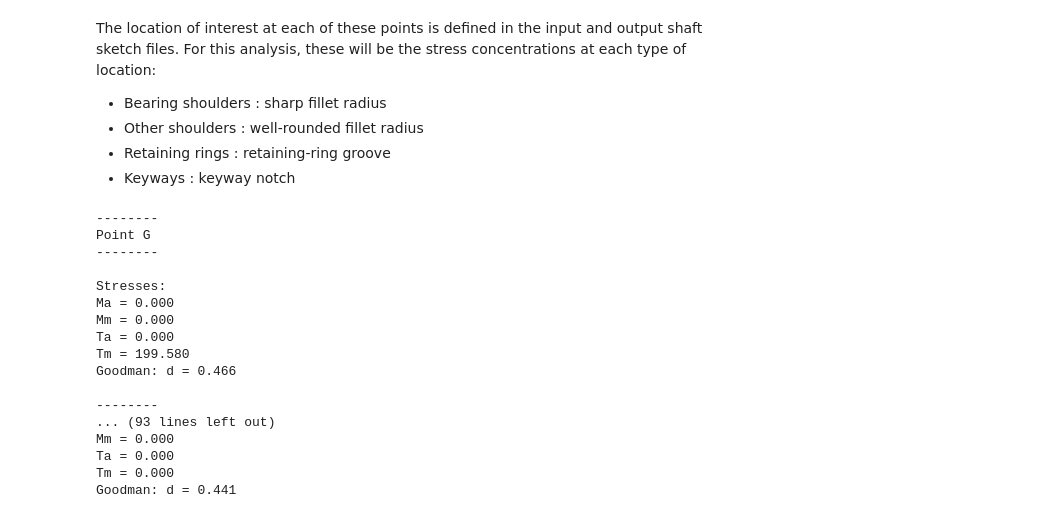
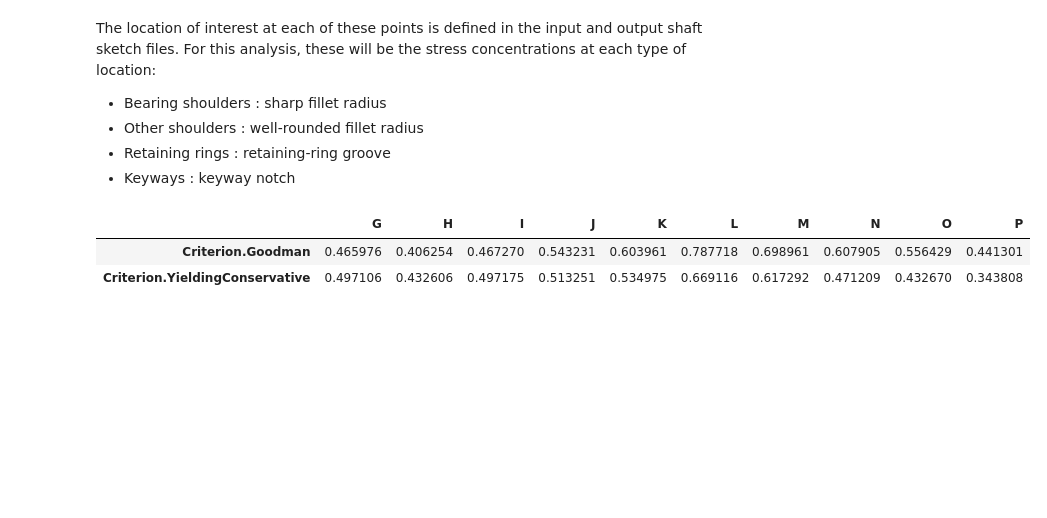
Before and after one commit to iHoonter/Machine-Design-Project-Code, a Jupyter notebook: Project.ipynb, the cells around one changed output. Cells and saved outputs as stored; diff of their text form; code cells hidden in the pictures; blank space fills up the shorter version.

Commit message:
Update on project, added multiple criterion support to ShaftAnalyzer

```diff
--- a/Project.ipynb
+++ b/Project.ipynb
@@ -725,6 +725,8 @@ input_shaft = sd.Shaft(
 
     length = L_shaft,
 
+    n = 1.5,
+
     Ma = input_Ma,
     Mm = 0,
     Ta = 0,
@@ -735,17 +737,16 @@ input_shaft = sd.Shaft(
         'G' : sd.PointProperties(
             location = 2.0,
             stress_concentration = sd.NotchType.Keyway,
-            n = 1.5
         ),
-        'H' : sd.PointProperties(2.75, sd.NotchType.Well_Rounded, n=1.5),
-        'I' : sd.PointProperties(3.0, sd.NotchType.Retaining_Ring, n=1.5),
-        'J' : sd.PointProperties(3.75, sd.NotchType.Sharp, n=1.5),
-        'K' : sd.PointProperties(3.75 + ((3-F)/2) - 0.25, sd.NotchType.Well_Rounded, n=1.5),
-        'L' : sd.PointProperties(3.75 + ((3-F)/2), sd.NotchType.Retaining_Ring, n=1.5),
-        'M' : sd.PointProperties(3.75 + ((3-F)/2) + 0.125, sd.NotchType.Keyway, n=1.5),
-        'N' : sd.PointProperties(6.75 - ((3-F)/2), sd.NotchType.Well_Rounded, n=1.5),
-        'O' : sd.PointProperties(6.75 - ((3-F)/2) + 0.25, sd.NotchType.Well_Rounded, n=1.5),
-        'P' : sd.PointProperties(6.75, sd.NotchType.Sharp, n=1.5)
+        'H' : sd.PointProperties(2.75, sd.NotchType.Well_Rounded),
+        'I' : sd.PointProperties(3.0, sd.NotchType.Retaining_Ring),
+        'J' : sd.PointProperties(3.75, sd.NotchType.Sharp),
+        'K' : sd.PointProperties(3.75 + ((3-F)/2) - 0.25, sd.NotchType.Well_Rounded),
+        'L' : sd.PointProperties(3.75 + ((3-F)/2), sd.NotchType.Retaining_Ring),
+        'M' : sd.PointProperties(3.75 + ((3-F)/2) + 0.125, sd.NotchType.Keyway),
+        'N' : sd.PointProperties(6.75 - ((3-F)/2), sd.NotchType.Well_Rounded),
+        'O' : sd.PointProperties(6.75 - ((3-F)/2) + 0.25, sd.NotchType.Well_Rounded),
+        'P' : sd.PointProperties(6.75, sd.NotchType.Sharp)
     }
 )
 # %%
@@ -778,28 +781,15 @@ output_shaft = sd.Shaft(
 )
 # %%
 # Defining analyzers for each shaft and solving for diameters
-input_analyzer = sd.ShaftAnalyzer(input_shaft, sd.DataPrinter('.3f', 1))
-output_analyzer = sd.ShaftAnalyzer(output_shaft, sd.DataPrinter('.3f', 1))
+input_analyzer = sd.ShaftAnalyzer(input_shaft, sd.DataPrinter('.3f', 2, output_file='input_shaft.txt'))
+output_analyzer = sd.ShaftAnalyzer(output_shaft, sd.DataPrinter('.3f', 2, output_file='output_shaft.txt'))
 # %%
 # Solving for diameters at each point on the input shaft
-input_analyzer.Goodman()
+input_analyzer.solveUsing([sd.Criterion.Goodman, sd.Criterion.YieldingConservative])
+display(input_analyzer.table)
 # %% [output]
---------
-Point G
---------
-
-Stresses:
-Ma = 0.000
-Mm = 0.000
-Ta = 0.000
-Tm = 199.580
-Goodman: d = 0.466
-
---------
-... (93 lines left out)
-Mm = 0.000
-Ta = 0.000
-Tm = 0.000
-Goodman: d = 0.441
+|  | G | H | I | J | K | L | M | N | O | P |
+| Criterion.Goodman | 0.465976 | 0.406254 | 0.467270 | 0.543231 | 0.603961 | 0.787718 | 0.698961 | 0.607905 | 0.556429 | 0.441301 |
+| Criterion.YieldingConservative | 0.497106 | 0.432606 | 0.497175 | 0.513251 | 0.534975 | 0.669116 | 0.617292 | 0.471209 | 0.432670 | 0.343808 |
 # %%
 # Solving for diameters on the output shaft
```
Also changed, not shown: parts of 7 cells of this notebook, 7 other files.
